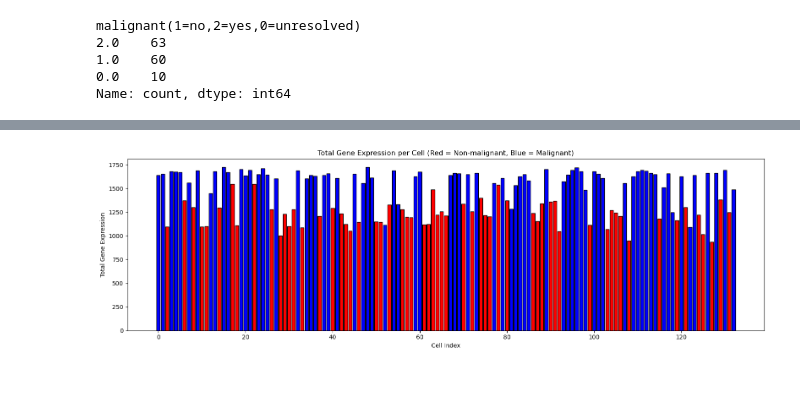
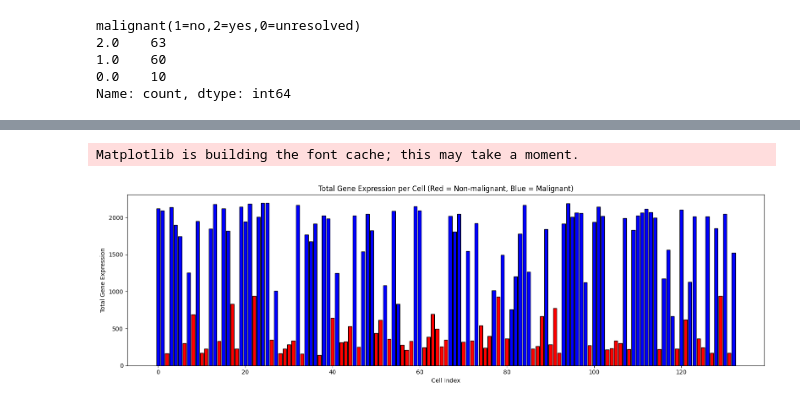
Before and after one commit to asrira428/SingleCellAnalysis, a Jupyter notebook: Untitled-1.ipynb, the cells around one changed output, grey strips where cells are left out. Cells and saved outputs as stored; diff of their text form; code cells hidden in the pictures.

Commit message:
500 top genes

```diff
--- a/Untitled-1.ipynb
+++ b/Untitled-1.ipynb
@@ -167,0 +189,27 @@ df_top250
+# %%
+from sklearn.cluster import KMeans
+from sklearn.metrics import adjusted_rand_score, confusion_matrix
+import pandas as pd
+
+# Extract gene expression data (exclude first 3 metadata columns)
+X = df_top500.iloc[:, 3:].values  # shape: (n_samples, 500)
+
+# Perform k-means clustering (2 clusters: malignant vs non-malignant)
+kmeans = KMeans(n_clusters=2, random_state=42, n_init='auto')
+df_top500['cluster'] = kmeans.fit_predict(X)
+
+# Get true labels (1 = non-malignant, 2 = malignant)
+true_labels = df_top500["malignant(1=no,2=yes,0=unresolved)"].values
+
+# Filter out unresolved rows (label == 0)
+valid_mask = (true_labels != 0)
+true_labels = true_labels[valid_mask]
+predicted_clusters = df_top500['cluster'].values[valid_mask]
+
+# Compare clusters to true labels
+from sklearn.metrics import classification_report
+
+print("Adjusted Rand Index:", adjusted_rand_score(true_labels, predicted_clusters))
+
+# Optional: Map cluster labels to match majority class
+pd.crosstab(true_labels, predicted_clusters, rownames=['True'], colnames=['Predicted'])
@@ -168,5 +222,5 @@ df_top250
 # %%
-df_top250 = df_top250.rename(columns={
+df_top500 = df_top500.rename(columns={
     'malignant(1=no,2=yes,0=unresolved)': 'malignant',
     'non-malignant cell type (1=T,2=B,3=Macro.4=Endo.,5=CAF;6=NK)': 'non_malignant_cell_type'
 })
@@ -189,25 +243,26 @@ df_top250
 # %%
 import matplotlib.pyplot as plt
 
 # Step 1: Get gene expression matrix (from column 4 onward)
-gene_expr = df_top250.iloc[:, 4:]
+gene_expr = df_top500.iloc[:, 4:]
 
 # Step 2: Sum expression per cell
 total_expr = gene_expr.sum(axis=1)
 
 # Step 3: Assign colors based on malignancy
-colors = ['red' if val == 1 else 'blue' for val in df_top250['malignant']]
+colors = ['red' if val == 1 else 'blue' for val in df_top500['malignant']]
 
 # Step 4: Plot
 plt.figure(figsize=(16, 5))
 plt.bar(range(len(total_expr)), total_expr, color=colors, edgecolor='black')
 
 # Beautify
 plt.xlabel("Cell Index")
 plt.ylabel("Total Gene Expression")
 plt.title("Total Gene Expression per Cell (Red = Non-malignant, Blue = Malignant)")
 plt.tight_layout()
 plt.show()
 # %% [output]
+Matplotlib is building the font cache; this may take a moment.
-[figure, old version]
+[figure, new version]
 # %%
```
Also changed, not shown: parts of 9 cells of this notebook, 2 other files.
